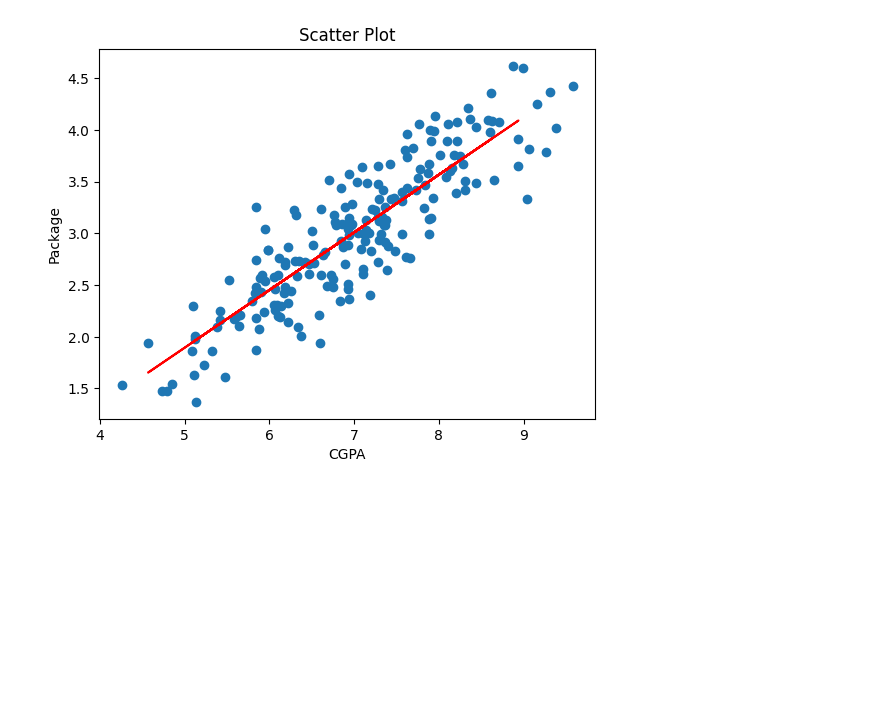
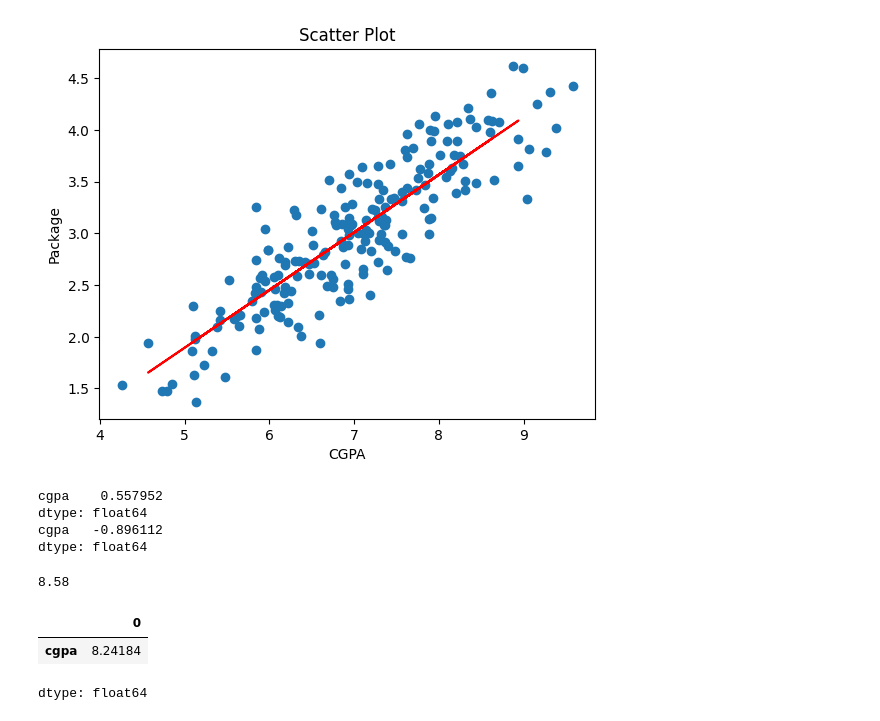
Before and after one commit to phigratio/Machine-Learning, a Jupyter notebook: SimpleLinearRegression.ipynb, the cells around one changed output. Drawn from its saved outputs; the diff is of its cells as text; code cells hidden in the pictures; blank space fills up the shorter version.

```diff
--- a/SimpleLinearRegression.ipynb
+++ b/SimpleLinearRegression.ipynb
@@ -69,3 +69,41 @@ plt.show()
 m=lr.coef_
 # %%
 b=lr.intercept_
+# %%
+class LinearRegression:
+    def __init__(self):
+      self.m=None
+      self.b=None
+
+    def fit(self,X_train,Y_train):
+
+      num=0
+      den=0
+      for i in range(X_train.shape[0]):
+        num=num+((X_train.iloc[i, 0]-X_train.mean())*(Y_train.iloc[i]-Y_train.mean()))
+        den=den+((X_train.iloc[i, 0]-X_train.mean())*(X_train.iloc[i, 0]-X_train.mean()))
+
+
+      self.m=num/den
+      self.b=Y_train.mean()-(self.m*X_train.mean())
+      print(self.m)
+      print(self.b)
+
+    def predict(self,X_test):
+      print(X_test)
+      return self.m+X_test+self.b
+# %%
+lrMine=LinearRegression()
+lrMine.fit(X_train,Y_train)
+# %% [output]
+cgpa    0.557952
+dtype: float64
+cgpa   -0.896112
+dtype: float64
+# %%
+lrMine.predict(X_test.iloc[0].values[0])
+# %% [output]
+8.58
+|  | 0 |
+| cgpa | 8.24184 |
+dtype: float64
```
